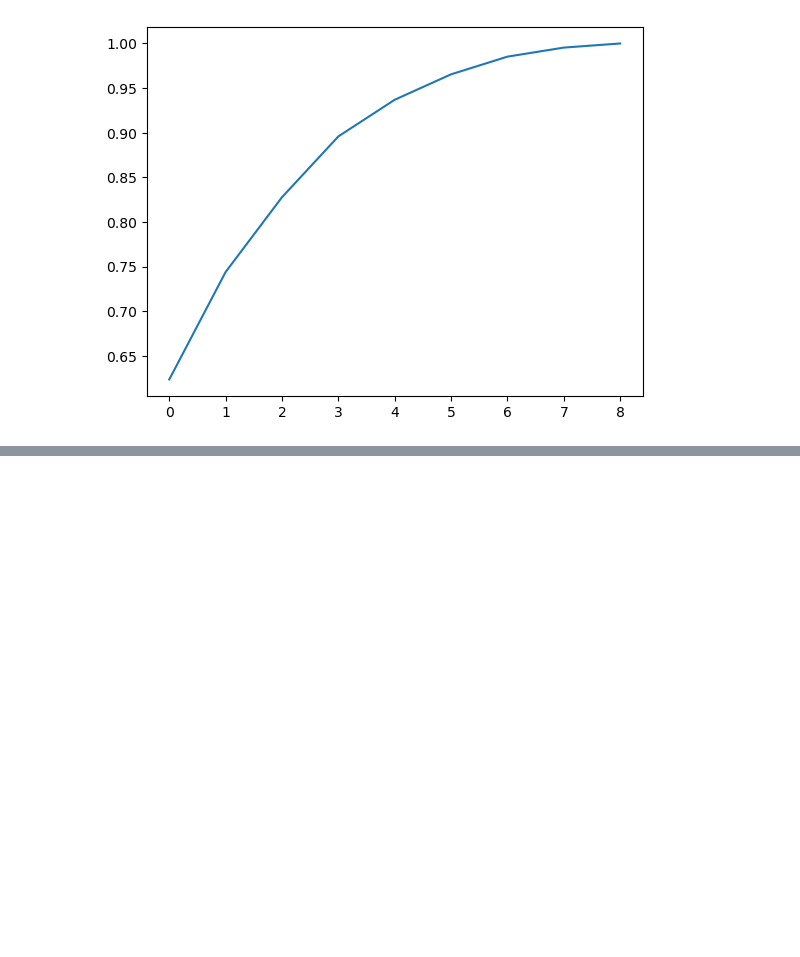
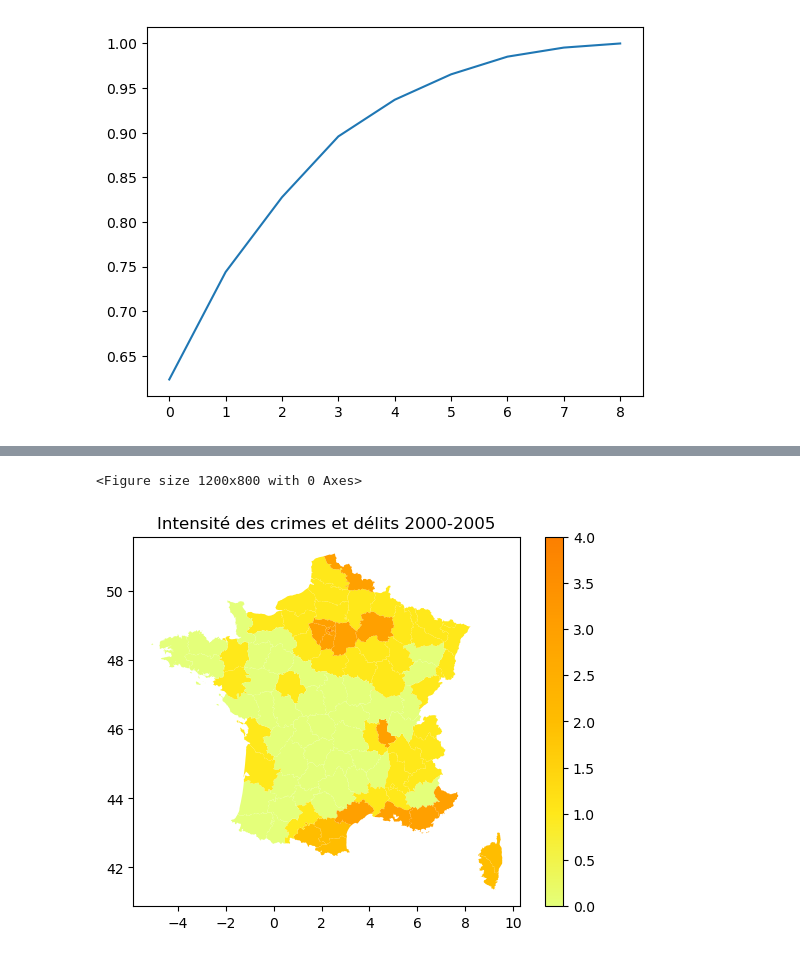
Before and after one commit to HindFaris/urban_security, a Jupyter notebook: clusterig_departments.ipynb, the cells around one changed output, grey strips where cells are left out. Saved outputs shown, nothing was run; the diff lists cells and outputs as text; code cells hidden in the pictures; blank space fills up the shorter version.

```diff
--- a/clusterig_departments.ipynb
+++ b/clusterig_departments.ipynb
@@ -11,8 +11,8 @@ import geopandas as gpd
 # %%
 security_df = pd.read_csv('full_dataset_normalized.csv',sep=",")
 security_df['code_dep'] = security_df['code_dep'].astype(str)
-codes_a_supprimer = ['971', '972', '973', '974', 'France_Métro']
-security_df = security_df[~security_df['code_dep'].isin(codes_a_supprimer)]
+col_a_supprimer = ['971', '972', '973', '974', 'France_Métro']
+security_df = security_df[~security_df['code_dep'].isin(col_a_supprimer)]
 # %%
 security_df_selected_columns = security_df[['Vols_per_population',
        'Cambriolages à domicile ou violaiton de domicile_per_population',
@@ -138,0 +119,27 @@ KeyError: 'Cluster'
+# %%
+security_df = pd.read_csv('full_dataset_normalized.csv',sep=",")
+security_df['code_dep'] = security_df['code_dep'].astype(str)
+security_df = security_df[~security_df['code_dep'].isin(col_a_supprimer)]
+security_df = security_df[(security_df['annee'] >= 2000) & (security_df['annee'] <= 2005)]
+security_df_selected_columns = security_df[['Vols_per_population',
+       'Cambriolages à domicile ou violaiton de domicile_per_population',
+       'Crimes ou délits sexuelles_per_population',
+       'Infractions liées aux stupéfiants_per_population',
+       'Dégradations ou destructions de biens volontaires_per_population',
+       'Violences_per_population', 'Falsifications et contrefaçons_per_population',
+       'Délits Économiques et Financiers_per_population',
+       "Irégularités de Main-d'oeuvre_per_population", "code_dep"]]
+security_df_selected_columns_by_dept = security_df_selected_columns.groupby('code_dep').mean().reset_index()
+donnees_pca = security_df_selected_columns_by_dept[colonnes_pca]
+donnees_pca_standardisees = StandardScaler().fit_transform(donnees_pca)
+pca = PCA()
+resultats_pca = pca.fit(donnees_pca_standardisees)
+resultats_pca_df = pd.DataFrame(resultats_pca.transform(donnees_pca_standardisees)[:, :3], columns=['PCA1', 'PCA2', 'PCA3'])
+resultats_pca_df['dept'] = security_df_selected_columns_by_dept['code_dep']
+feature_columns = ['PCA1', 'PCA2', 'PCA3']
+X = resultats_pca_df[feature_columns].values
+labels = tools.clustering(resultats_pca_df, ['PCA1', 'PCA2', 'PCA3'], 5)
+resultats_pca_df['Cluster'] = labels
+departements_geojson_name = 'departements.geojson'
+gdf_departements = gpd.read_file(departements_geojson_name)
+gdf_departements['Cluster'] = gdf_departements['code'].astype(str).map(resultats_pca_df.set_index('dept')['Cluster'])
@@ -138,0 +156,11 @@ KeyError: 'Cluster'
+# %%
+gdf_departements['Cluster'] = gdf_departements['Cluster'].replace({2: 4, 4:3, 3:2})
+
+plt.figure(figsize=(12, 8))
+vmin, vmax = gdf_departements['Cluster'].min(), gdf_departements['Cluster'].max()
+gdf_departements.plot(column='Cluster', cmap='Wistia', legend=True, vmin=vmin, vmax=vmax)
+plt.title("Intensité des crimes et délits 2000-2005")
+plt.show()
+# %% [output]
+<Figure size 1200x800 with 0 Axes>
+[figure, added]
```
Also changed, not shown: parts of 22 cells of this notebook.
